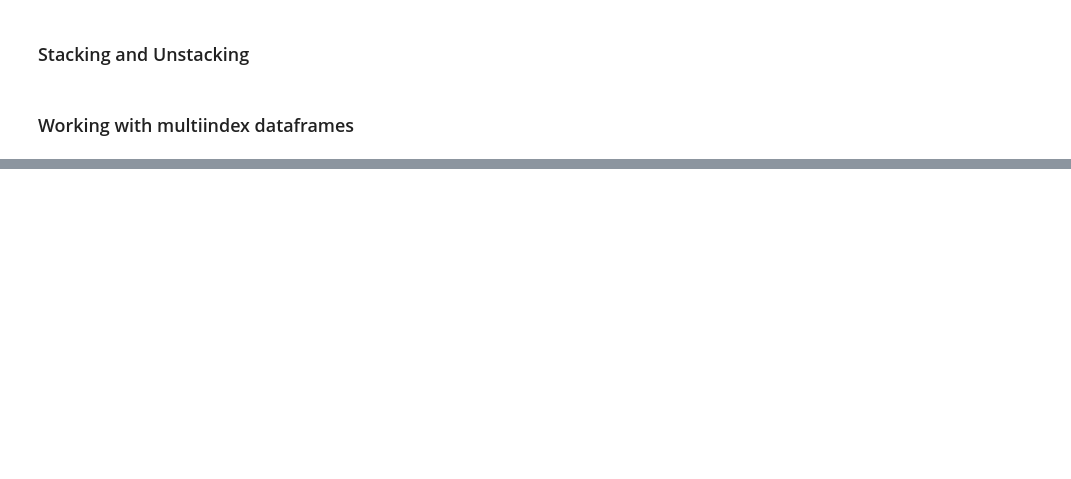
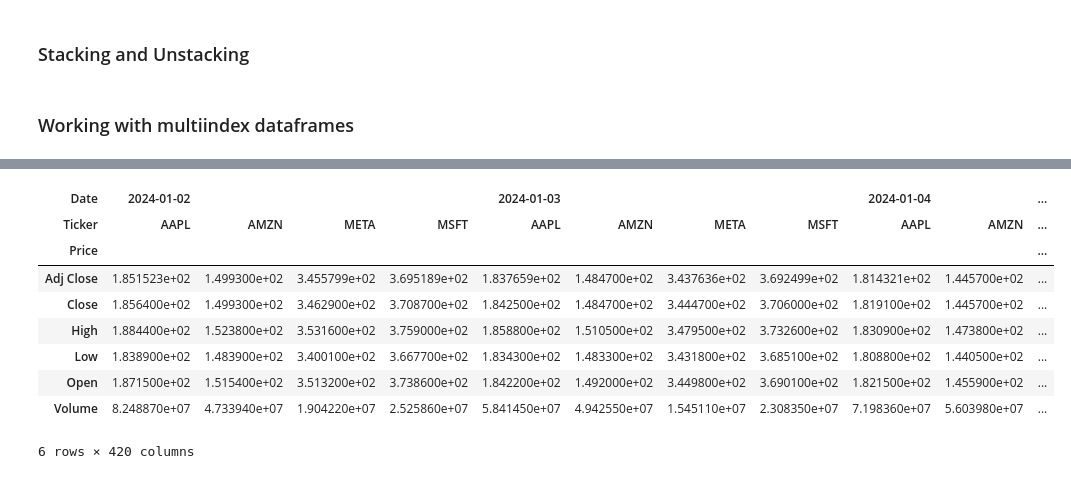
Before and after one commit to thekuldeepsingh/100-Days-Of-Hell-With-Python-Algotrading, a Jupyter notebook: Day_30_Multi-Index-Series-and-Dataframes-In-Pandas-In-Python/Day_30_Multi-Index-Series-and-Dataframes-In-Pandas-In-Python.ipynb, the cells around one changed output, grey strips where cells are left out. Saved outputs shown, nothing was run; the diff lists cells and outputs as text; code cells hidden in the pictures; blank space fills up the shorter version.

```diff
--- a/Day_30_Multi-Index-Series-and-Dataframes-In-Pandas-In-Python/Day_30_Multi-Index-Series-and-Dataframes-In-Pandas-In-Python.ipynb
+++ b/Day_30_Multi-Index-Series-and-Dataframes-In-Pandas-In-Python/Day_30_Multi-Index-Series-and-Dataframes-In-Pandas-In-Python.ipynb
@@ -239,4 +362,16 @@ pandas.core.series.Series
 # %%
 # multiindex dataframe(col) -> transpose
+df.stack().transpose()
+# %% [output]
+| Date | 2024-01-02 |  |  |  | 2024-01-03 |  |  |  | 2024-01-04 |  | ... |
+| Ticker | AAPL | AMZN | META | MSFT | AAPL | AMZN | META | MSFT | AAPL | AMZN | ... |
+| Price |  |  |  |  |  |  |  |  |  |  | ... |
+| Adj Close | 1.851523e+02 | 1.499300e+02 | 3.455799e+02 | 3.695189e+02 | 1.837659e+02 | 1.484700e+02 | 3.437636e+02 | 3.692499e+02 | 1.814321e+02 | 1.445700e+02 | ... |
+| Close | 1.856400e+02 | 1.499300e+02 | 3.462900e+02 | 3.708700e+02 | 1.842500e+02 | 1.484700e+02 | 3.444700e+02 | 3.706000e+02 | 1.819100e+02 | 1.445700e+02 | ... |
+| High | 1.884400e+02 | 1.523800e+02 | 3.531600e+02 | 3.759000e+02 | 1.858800e+02 | 1.510500e+02 | 3.479500e+02 | 3.732600e+02 | 1.830900e+02 | 1.473800e+02 | ... |
+| Low | 1.838900e+02 | 1.483900e+02 | 3.400100e+02 | 3.667700e+02 | 1.834300e+02 | 1.483300e+02 | 3.431800e+02 | 3.685100e+02 | 1.808800e+02 | 1.440500e+02 | ... |
+| Open | 1.871500e+02 | 1.515400e+02 | 3.513200e+02 | 3.738600e+02 | 1.842200e+02 | 1.492000e+02 | 3.449800e+02 | 3.690100e+02 | 1.821500e+02 | 1.455900e+02 | ... |
+| Volume | 8.248870e+07 | 4.733940e+07 | 1.904220e+07 | 2.525860e+07 | 5.841450e+07 | 4.942550e+07 | 1.545110e+07 | 2.308350e+07 | 7.198360e+07 | 5.603980e+07 | ... |
+6 rows × 420 columns
 # %%
 # swaplevel
```
Also changed, not shown: parts of 23 cells of this notebook, 4 other files.
